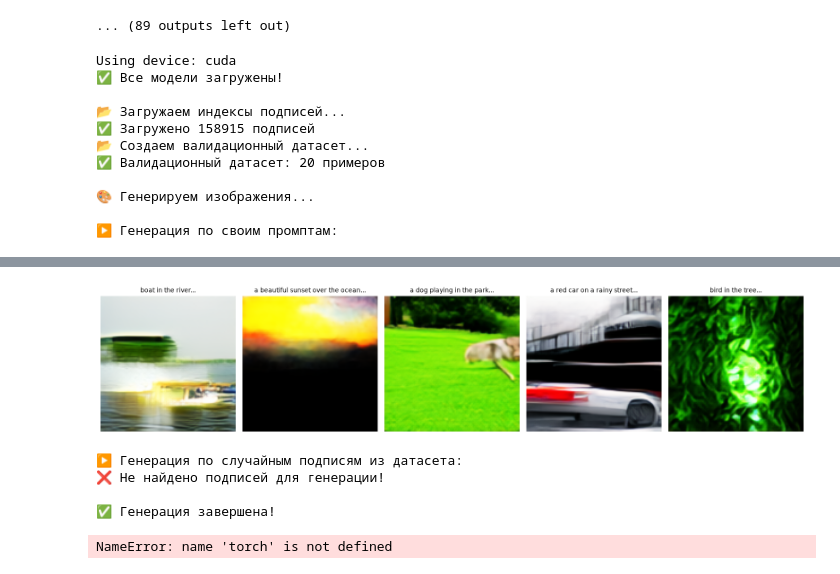
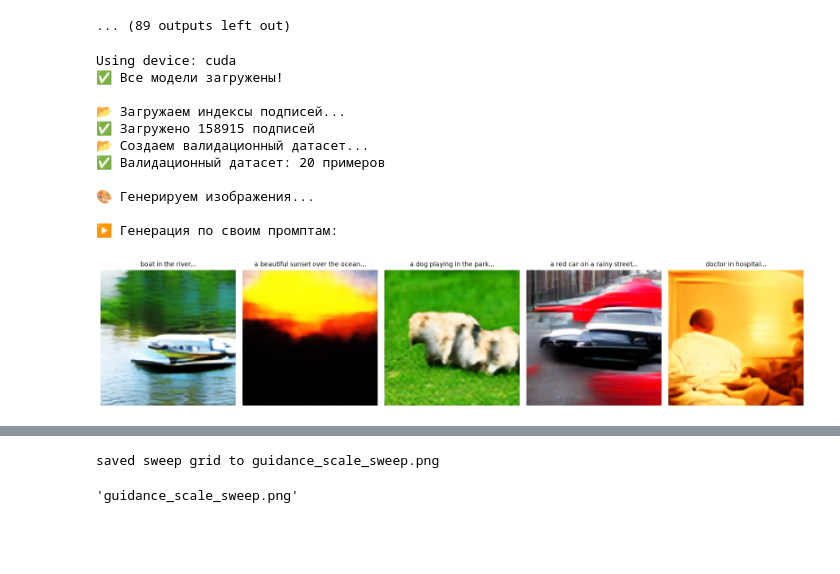
Before and after one commit to morozzz7/CNN, a Jupyter notebook: clip+diffusion.ipynb, the cells around one changed output, grey strips where cells are left out. Drawn from its saved outputs; the diff is of its cells as text; code cells hidden in the pictures; blank space fills up the shorter version.

Commit message:
end learning with minsnr and compare results

```diff
--- a/clip+diffusion.ipynb
+++ b/clip+diffusion.ipynb
@@ -1320,6 +1327,14 @@ import numpy as np
 import json
 import os
 
+def get_null_embedding(device):
+    embedder = ClipTokenEmbedder().to(device)
+    embedder.eval()
+    with torch.no_grad():
+        null_emb, _ = embedder([""], device)
+    return null_emb[0].detach().clone()
+
+
 # ============= НАСТРОЙКА =============
 device = 'cuda' if torch.cuda.is_available() else 'cpu'
 print(f"Using device: {device}")
@@ -1327,7 +1342,7 @@ print(f"Using device: {device}")
 # ============= ЗАГРУЗКА МОДЕЛЕЙ =============
 
 # 1. Загружаем чекпоинт диффузионной модели
-ckpt_path = 'checkpoints_diffusion/best_unet.pt'
+ckpt_path = 'checkpoints_diffusion_minsnr/best_unet.pt'
 if not os.path.exists(ckpt_path):
     print(f"❌ Чекпоинт не найден: {ckpt_path}")
     print("   Сначала обучите модель или проверьте путь!")
@@ -1341,7 +1356,7 @@ unet.load_state_dict(ckpt['unet_raw'])  # или ckpt['unet'] если там EM
 
 # 3. Создаем EMA-объект и загружаем EMA-веса
 ema_unet = EMA(unet)  # создаем объект EMA
-ema_unet.shadow = ckpt['unet']  # загружаем EMA-веса из чекпоинта
+ema_unet.shadow = ckpt['unet_ema']  # загружаем EMA-веса из чекпоинта
 
 # 4. Инициализируем диффузию
 diffusion = GaussianDiffusion(
@@ -1356,7 +1371,7 @@ decoder.load_state_dict(vae_ckpt['decoder'])
 decoder.eval()
 
 # 6. Загружаем null_embedding и scale_factor
-null_embedding = ckpt['null_embedding'].to(device)
+null_embedding = get_null_embedding(device)
 scale_factor = ckpt['scale_factor']
 
 print("✅ Все модели загружены!")
@@ -1548,7 +1563,7 @@ prompts = [
     "a beautiful sunset over the ocean",
     "a dog playing in the park",
     "a red car on a rainy street",
-    "bird in the tree",
+    "doctor in hospital",
 ]
 
 print("▶️ Генерация по своим промптам:")
@@ -1570,32 +1585,33 @@ images1 = generate_by_prompts(
 if val_subset is not None:
     print("\n▶️ Генерация по случайным подписям из датасета:")
     images2, captions2 = generate_and_plot_grid(
         unet=unet,
         ema_unet=ema_unet,
         decoder=decoder,
         diffusion=diffusion,
         val_subset=val_subset,
         text_emb_dir=text_emb_dir,
         captions_index=captions_index,
         null_embedding=null_embedding,
         scale_factor=scale_factor,
         device=device,
         n_samples=6,
-        num_inference_steps=30,
-        guidance_scale=12,
+        num_inference_steps=100,
+        guidance_scale=10,
         seed=42
     )
 
 print("\n✅ Генерация завершена!")
 # %% [output]
 Using device: cuda
 ✅ Все модели загружены!
 
 📂 Загружаем индексы подписей...
 ✅ Загружено 158915 подписей
 📂 Создаем валидационный датасет...
 ✅ Валидационный датасет: 20 примеров
 
 🎨 Генерируем изображения...
 
 ▶️ Генерация по своим промптам:
+[figure, new version]
@@ -1604,8 +1622,3 @@ WARNING:huggingface_hub.utils._http:Warning: You are sending unauthenticated req
-[figure, old version]
-▶️ Генерация по случайным подписям из датасета:
-❌ Не найдено подписей для генерации!
-
-✅ Генерация завершена!
 # %%
 @torch.no_grad()
 def embed_prompts(prompts, device, model_name='ViT-B-32', pretrained='laion2b_s34b_b79k'):
@@ -1623,7 +1636,7 @@ def guidance_scale_sweep(
     guidance_scales,
     diffusion_checkpoint_path,
     vae_checkpoint_path,
-    output_path='./guidance_scale_sweep.png',
+    output_path='./guidance_scale_sweep_2.png',
     base_ch=128,        # must match the base_ch used in train_diffusion.py
     num_res_blocks=2,   # must match num_res_blocks used in train_diffusion.py
     num_inference_steps=50,
@@ -1644,10 +1657,10 @@ def guidance_scale_sweep(
 
     diff_ckpt = torch.load(diffusion_checkpoint_path, map_location=device)
     unet = UNet(in_channels=4, base_ch=base_ch, context_dim=512, num_res_blocks=num_res_blocks).to(device)
-    unet.load_state_dict(diff_ckpt['unet'])  # EMA weights (see train_diffusion.py checkpoint format)
+    unet.load_state_dict(diff_ckpt['unet_ema'])  # EMA weights (see train_diffusion.py checkpoint format)
     unet.eval()
 
-    null_embedding = diff_ckpt['null_embedding'].to(device)
+    null_embedding =  get_null_embedding(device)
     scale_factor = diff_ckpt['scale_factor']
     num_timesteps = diff_ckpt['num_timesteps']
     diffusion = GaussianDiffusion(num_timesteps=num_timesteps, device=device)
@@ -1695,16 +1708,17 @@ def guidance_scale_sweep(
     plt.close(fig)
     print(f"saved sweep grid to {output_path}")
     return output_path
-# %% [output]
-NameError: name 'torch' is not defined
 # %%
 guidance_scales = [7.5, 9, 10, 12, 14]
 
 guidance_scale_sweep(
     prompts=prompts,
     guidance_scales=guidance_scales,
-    diffusion_checkpoint_path="checkpoints_diffusion/best_unet.pt",
+    diffusion_checkpoint_path="checkpoints_diffusion_minsnr/best_unet.pt",
     vae_checkpoint_path="model_weights/best_vae.pt",
     output_path="guidance_scale_sweep.png",
 )
+# %% [output]
+saved sweep grid to guidance_scale_sweep.png
+'guidance_scale_sweep.png'
 # %%
```
Also changed, not shown: parts of 5 cells of this notebook.
